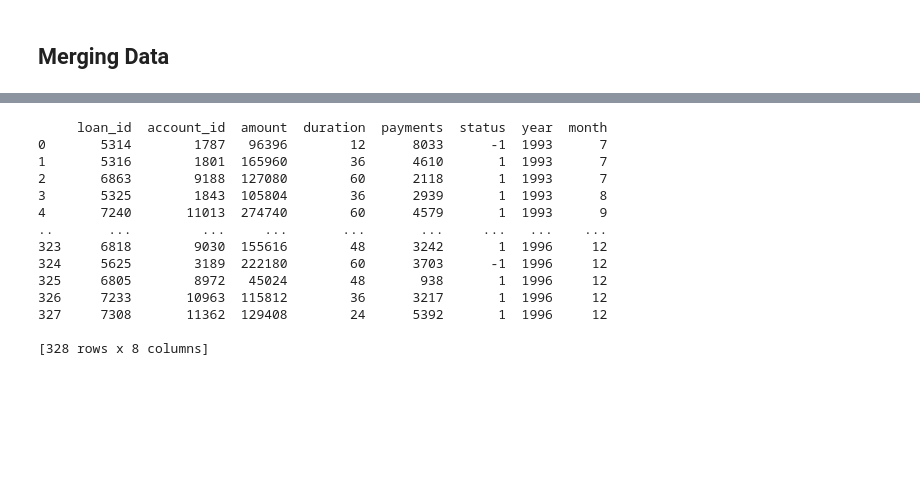
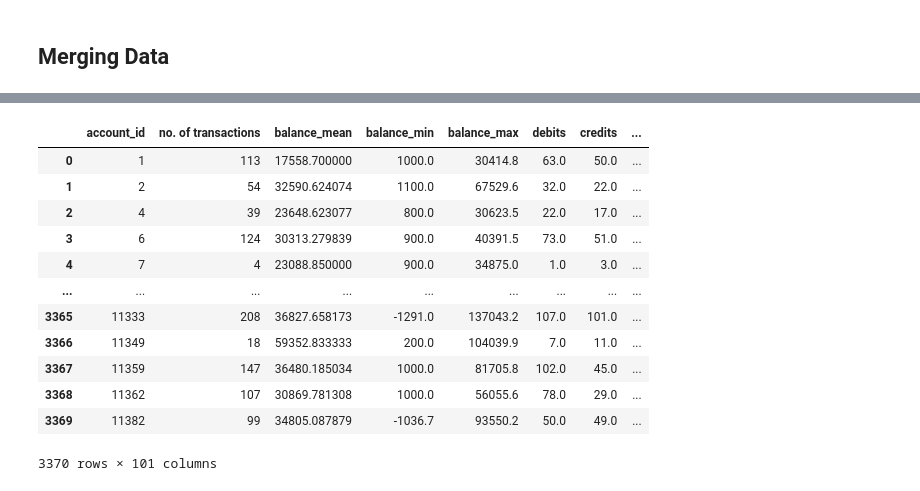
Before and after one commit to diogoabnunes/AC-Project, a Jupyter notebook: docs/notebook.ipynb, the cells around one changed output, grey strips where cells are left out. Saved outputs shown, nothing was run; the diff lists cells and outputs as text; code cells hidden in the pictures; blank space fills up the shorter version.

```diff
--- a/docs/notebook.ipynb
+++ b/docs/notebook.ipynb
@@ -315,38 +370,36 @@ def processTransaction(pPTransaction_df):
 
     # Get new dataframe with number of transactions for each account
     counts = gb.size().to_frame(name='no. of transactions')
 
     # Join all the data for each account
     counts = counts.join(balance_all).join(no_of_type_transactions).join(amount_balance_type).join(no_of_year_transactions).join(balance_all_year).join(no_of_year_type_transactions).join(amount_balance_year_type).reset_index()
 
     return counts
 
 processedTransaction_df = processTransaction(preProcessedTransaction_df)
 
 def joinAccountTransaction(pPAccount_df, pTransaction_df):
     df = pPAccount_df.rename(columns={'year': 'account_year', 'month': 'account_month'})
 
     df = df.set_index('account_id').join(pTransaction_df.set_index('account_id')).reset_index()
 
     return df
 
 accountTransaction_df = joinAccountTransaction(preProcessedAccount_df, processedTransaction_df)
-
-print(preProcessedLoan_df)
+display(processedTransaction_df)
 # %% [output]
+|  | account_id | no. of transactions | balance_mean | balance_min | balance_max | debits | credits | ... |
+| 0 | 1 | 113 | 17558.700000 | 1000.0 | 30414.8 | 63.0 | 50.0 | ... |
+| 1 | 2 | 54 | 32590.624074 | 1100.0 | 67529.6 | 32.0 | 22.0 | ... |
+| 2 | 4 | 39 | 23648.623077 | 800.0 | 30623.5 | 22.0 | 17.0 | ... |
+| 3 | 6 | 124 | 30313.279839 | 900.0 | 40391.5 | 73.0 | 51.0 | ... |
+| 4 | 7 | 4 | 23088.850000 | 900.0 | 34875.0 | 1.0 | 3.0 | ... |
+| ... | ... | ... | ... | ... | ... | ... | ... | ... |
+| 3365 | 11333 | 208 | 36827.658173 | -1291.0 | 137043.2 | 107.0 | 101.0 | ... |
+| 3366 | 11349 | 18 | 59352.833333 | 200.0 | 104039.9 | 7.0 | 11.0 | ... |
+| 3367 | 11359 | 147 | 36480.185034 | 1000.0 | 81705.8 | 102.0 | 45.0 | ... |
+| 3368 | 11362 | 107 | 30869.781308 | 1000.0 | 56055.6 | 78.0 | 29.0 | ... |
+| 3369 | 11382 | 99 | 34805.087879 | -1036.7 | 93550.2 | 50.0 | 49.0 | ... |
-     loan_id  account_id  amount  duration  payments  status  year  month
-0       5314        1787   96396        12      8033      -1  1993      7
-1       5316        1801  165960        36      4610       1  1993      7
-2       6863        9188  127080        60      2118       1  1993      7
-3       5325        1843  105804        36      2939       1  1993      8
-4       7240       11013  274740        60      4579       1  1993      9
-..       ...         ...     ...       ...       ...     ...   ...    ...
-323     6818        9030  155616        48      3242       1  1996     12
-324     5625        3189  222180        60      3703      -1  1996     12
-325     6805        8972   45024        48       938       1  1996     12
-326     7233       10963  115812        36      3217       1  1996     12
-327     7308       11362  129408        24      5392       1  1996     12
-
-[328 rows x 8 columns]
+3370 rows × 101 columns
 # %%
 # Merging merge1 and merge2 (by account_id)
```
Also changed, not shown: parts of 5 cells of this notebook.
